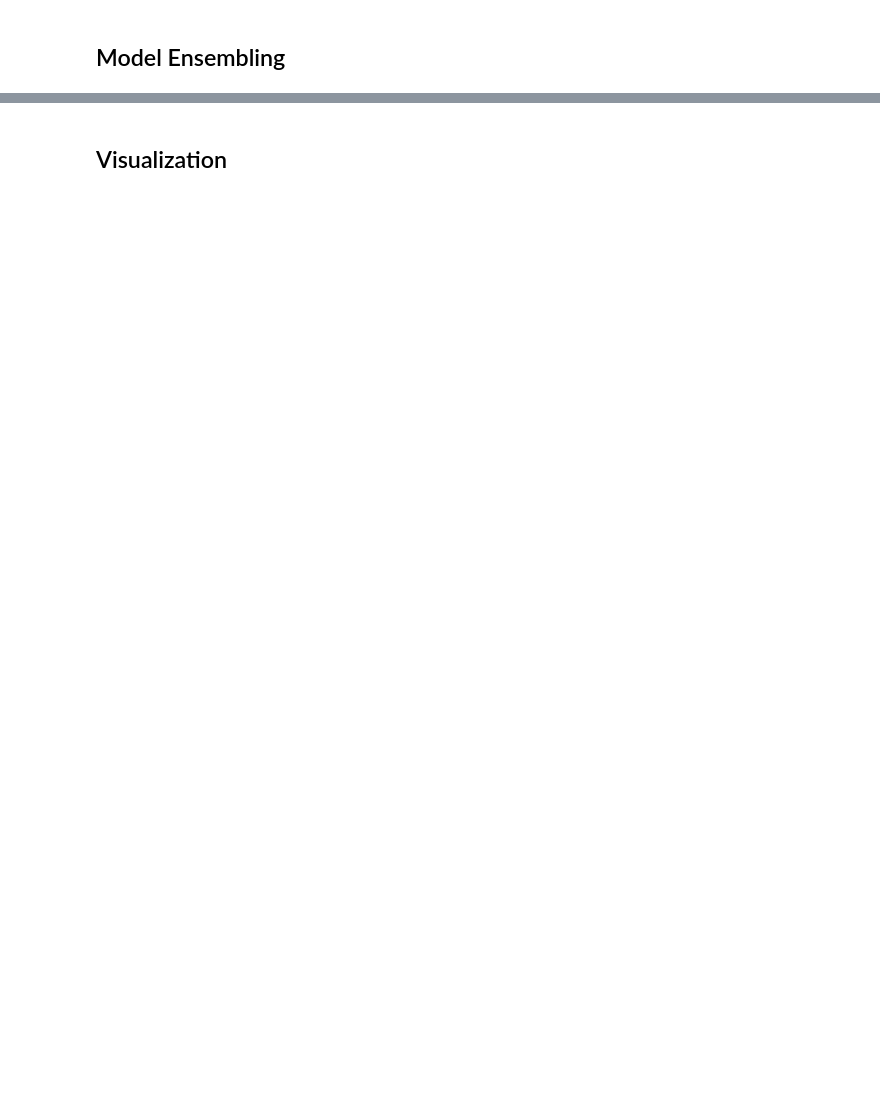
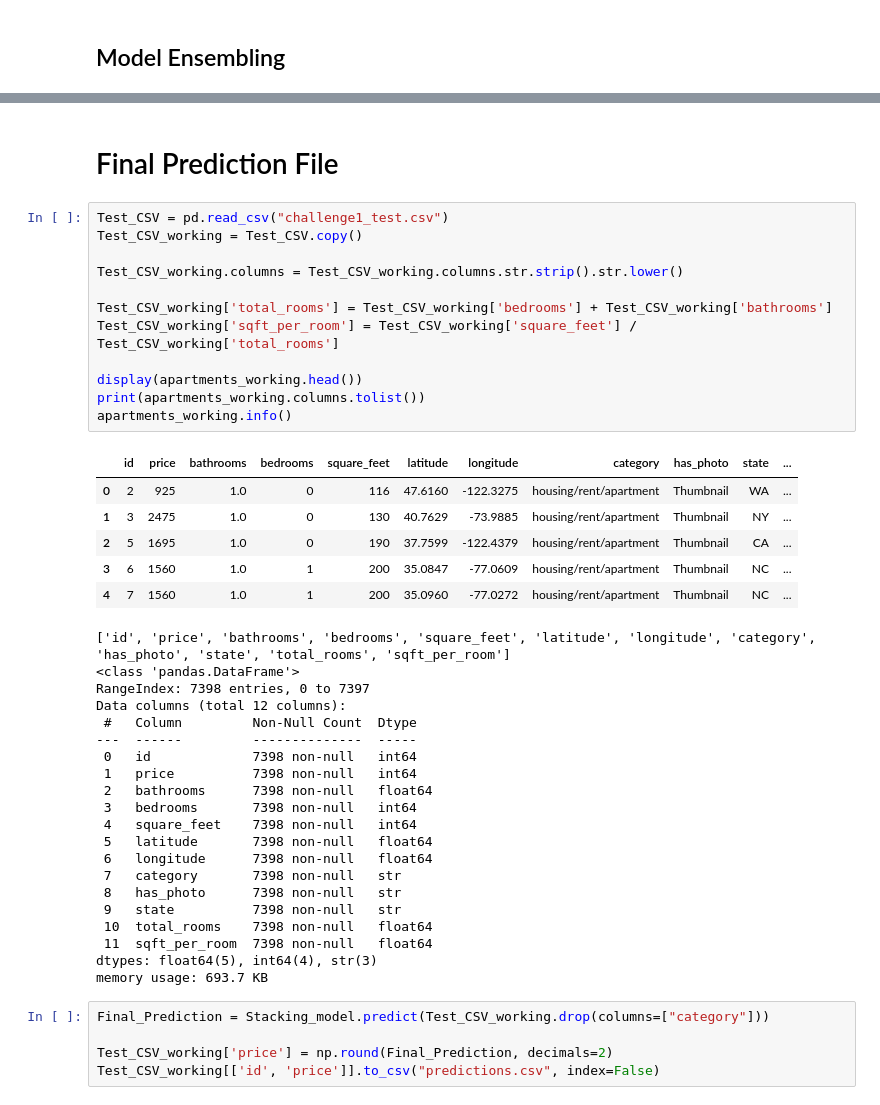
Before and after one commit to Lvl-Up-Slime/CAI_4105_2026_Fall_Team_6, a Jupyter notebook: challenge1/challenge1.ipynb, the cells around one changed output, grey strips where cells are left out. Drawn from its saved outputs; the diff is of its cells as text; blank space fills up the shorter version.

```diff
--- a/challenge1/challenge1.ipynb
+++ b/challenge1/challenge1.ipynb
@@ -291,2 +337,46 @@ Stacking Model - RMSE: 427.949
 # %% [markdown]
-## Visualization
+# Final Prediction File
+# %%
+Test_CSV = pd.read_csv("challenge1_test.csv")
+Test_CSV_working = Test_CSV.copy()
+
+Test_CSV_working.columns = Test_CSV_working.columns.str.strip().str.lower()
+
+Test_CSV_working['total_rooms'] = Test_CSV_working['bedrooms'] + Test_CSV_working['bathrooms']
+Test_CSV_working['sqft_per_room'] = Test_CSV_working['square_feet'] / Test_CSV_working['total_rooms']
+
+display(apartments_working.head())
+print(apartments_working.columns.tolist())
+apartments_working.info()
+# %% [output]
+|  | id | price | bathrooms | bedrooms | square_feet | latitude | longitude | category | has_photo | state | ... |
+| 0 | 2 | 925 | 1.0 | 0 | 116 | 47.6160 | -122.3275 | housing/rent/apartment | Thumbnail | WA | ... |
+| 1 | 3 | 2475 | 1.0 | 0 | 130 | 40.7629 | -73.9885 | housing/rent/apartment | Thumbnail | NY | ... |
+| 2 | 5 | 1695 | 1.0 | 0 | 190 | 37.7599 | -122.4379 | housing/rent/apartment | Thumbnail | CA | ... |
+| 3 | 6 | 1560 | 1.0 | 1 | 200 | 35.0847 | -77.0609 | housing/rent/apartment | Thumbnail | NC | ... |
+| 4 | 7 | 1560 | 1.0 | 1 | 200 | 35.0960 | -77.0272 | housing/rent/apartment | Thumbnail | NC | ... |
+['id', 'price', 'bathrooms', 'bedrooms', 'square_feet', 'latitude', 'longitude', 'category', 'has_photo', 'state', 'total_rooms', 'sqft_per_room']
+<class 'pandas.DataFrame'>
+RangeIndex: 7398 entries, 0 to 7397
+Data columns (total 12 columns):
+ #   Column         Non-Null Count  Dtype
+---  ------         --------------  -----
+ 0   id             7398 non-null   int64
+ 1   price          7398 non-null   int64
+ 2   bathrooms      7398 non-null   float64
+ 3   bedrooms       7398 non-null   int64
+ 4   square_feet    7398 non-null   int64
+ 5   latitude       7398 non-null   float64
+ 6   longitude      7398 non-null   float64
+ 7   category       7398 non-null   str
+ 8   has_photo      7398 non-null   str
+ 9   state          7398 non-null   str
+ 10  total_rooms    7398 non-null   float64
+ 11  sqft_per_room  7398 non-null   float64
+dtypes: float64(5), int64(4), str(3)
+memory usage: 693.7 KB
+# %%
+Final_Prediction = Stacking_model.predict(Test_CSV_working.drop(columns=["category"]))
+
+Test_CSV_working['price'] = np.round(Final_Prediction, decimals=2)
+Test_CSV_working[['id', 'price']].to_csv("predictions.csv", index=False)
```
Also changed, not shown: parts of 15 cells of this notebook, 3 other files.
